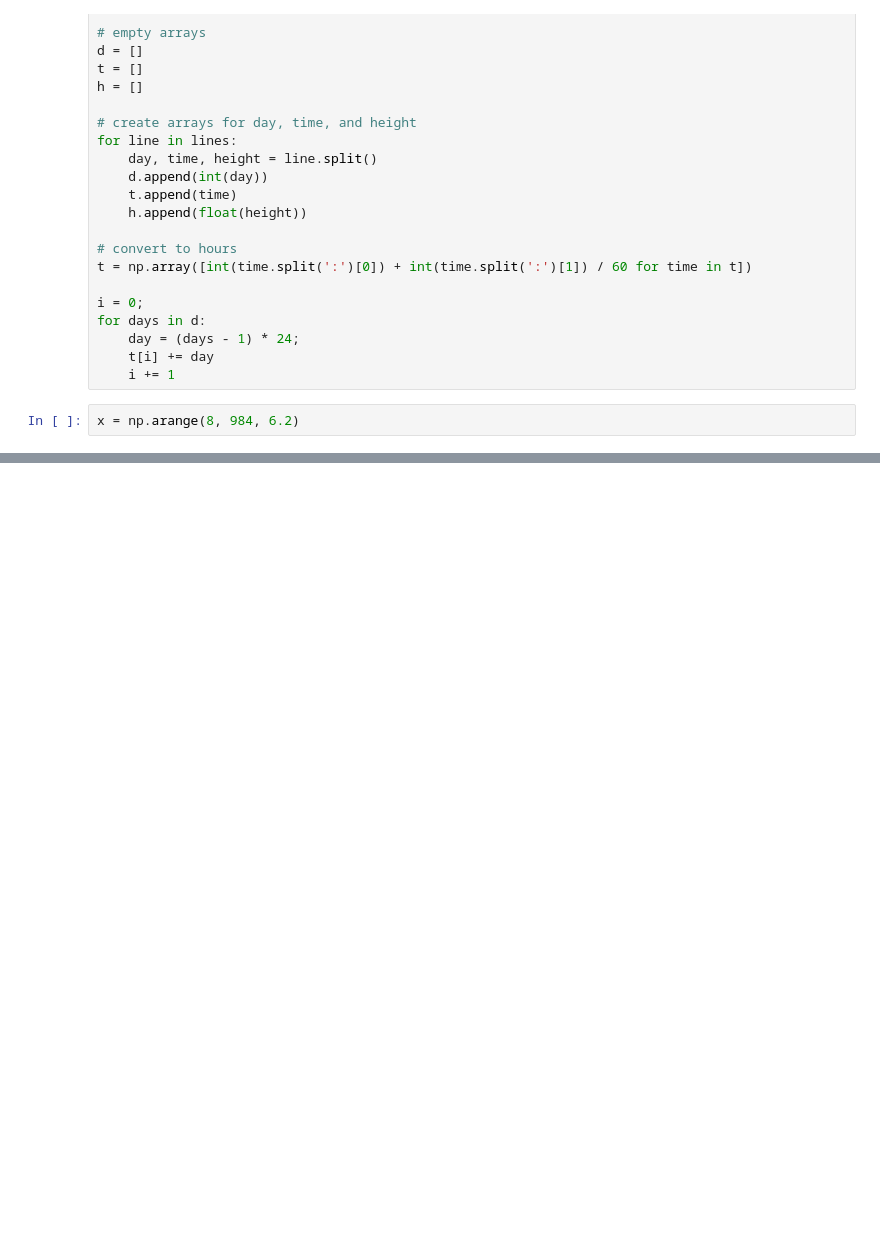
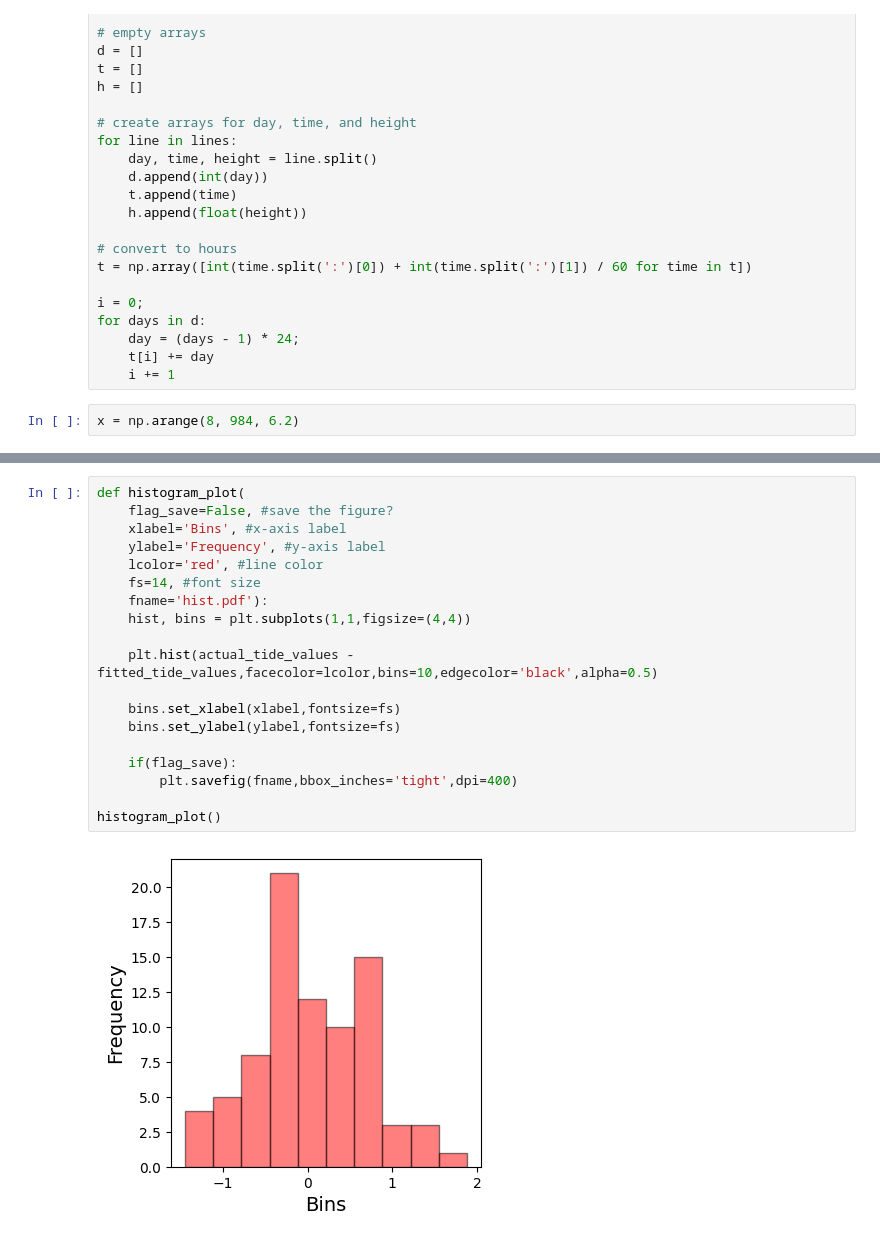
Before and after one commit to kvanarsd/Group-Project, a Jupyter notebook: Group Project.ipynb, the cells around one changed output, grey strips where cells are left out. Saved outputs shown, nothing was run; the diff lists cells and outputs as text; blank space fills up the shorter version.

```diff
--- a/Group Project.ipynb
+++ b/Group Project.ipynb
@@ -58,0 +61,21 @@ plt.show()
+# %%
+def histogram_plot(
+    flag_save=False, #save the figure?
+    xlabel='Bins', #x-axis label
+    ylabel='Frequency', #y-axis label
+    lcolor='red', #line color
+    fs=14, #font size
+    fname='hist.pdf'):
+    hist, bins = plt.subplots(1,1,figsize=(4,4))
+
+    plt.hist(actual_tide_values - fitted_tide_values,facecolor=lcolor,bins=10,edgecolor='black',alpha=0.5)
+
+    bins.set_xlabel(xlabel,fontsize=fs)
+    bins.set_ylabel(ylabel,fontsize=fs)
+
+    if(flag_save):
+        plt.savefig(fname,bbox_inches='tight',dpi=400)
+
+histogram_plot()
+# %% [output]
+[figure, added]
```
Also changed, not shown: parts of 2 cells of this notebook.
